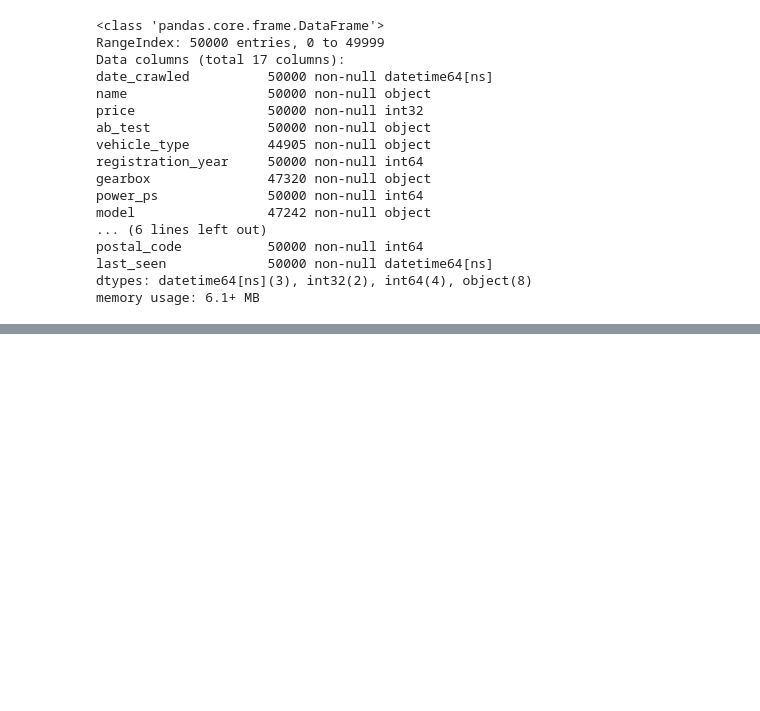
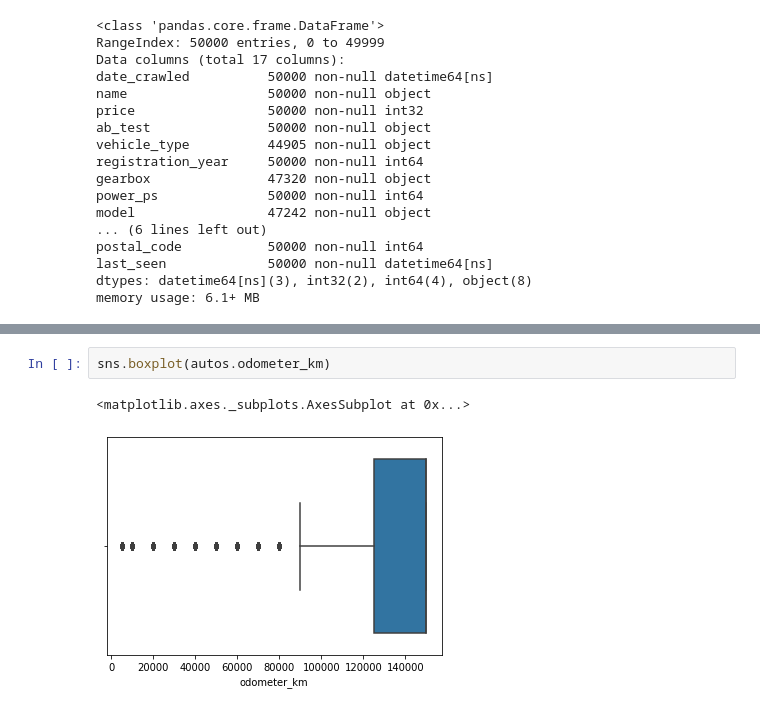
Before and after one commit to Justus-coded/Data-Visualization-and-Exploratory-Data-Analysis, a Jupyter notebook: Exploring Ebay Car Sales Data/Ebay Car Sales Data.ipynb, the cells around one changed output, grey strips where cells are left out. Saved outputs shown, nothing was run; the diff lists cells and outputs as text; blank space fills up the shorter version.

```diff
--- a/Exploring Ebay Car Sales Data/Ebay Car Sales Data.ipynb
+++ b/Exploring Ebay Car Sales Data/Ebay Car Sales Data.ipynb
@@ -259,0 +303,5 @@ memory usage: 6.1+ MB
+# %%
+sns.boxplot(autos.odometer_km)
+# %% [output]
+<matplotlib.axes._subplots.AxesSubplot at 0x...>
+[figure, added]
```
Also changed, not shown: parts of 9 cells of this notebook.
